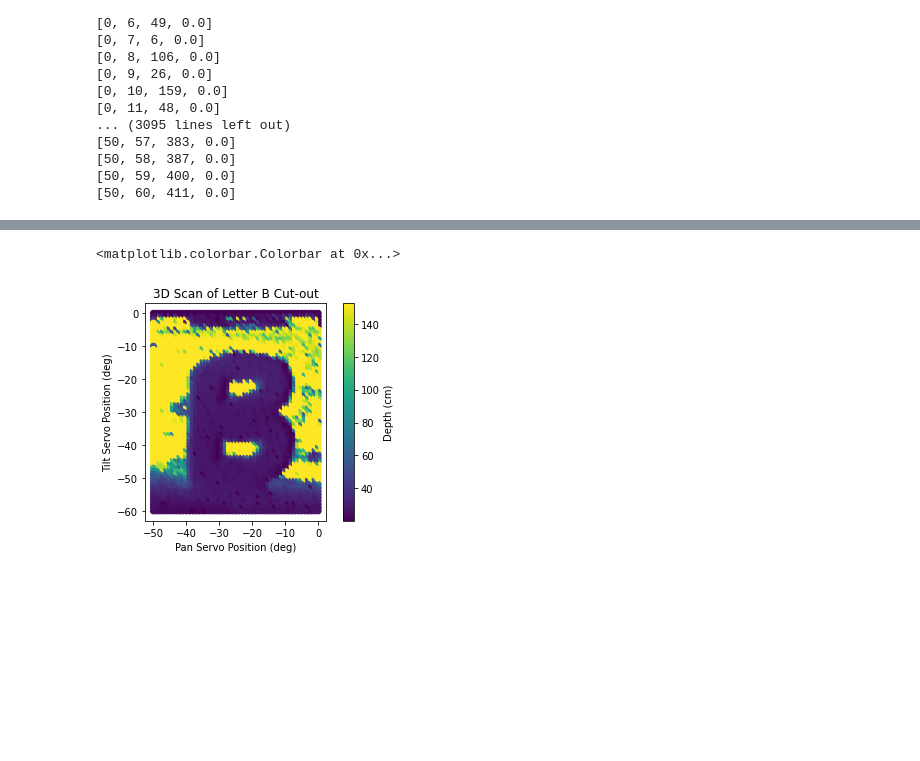
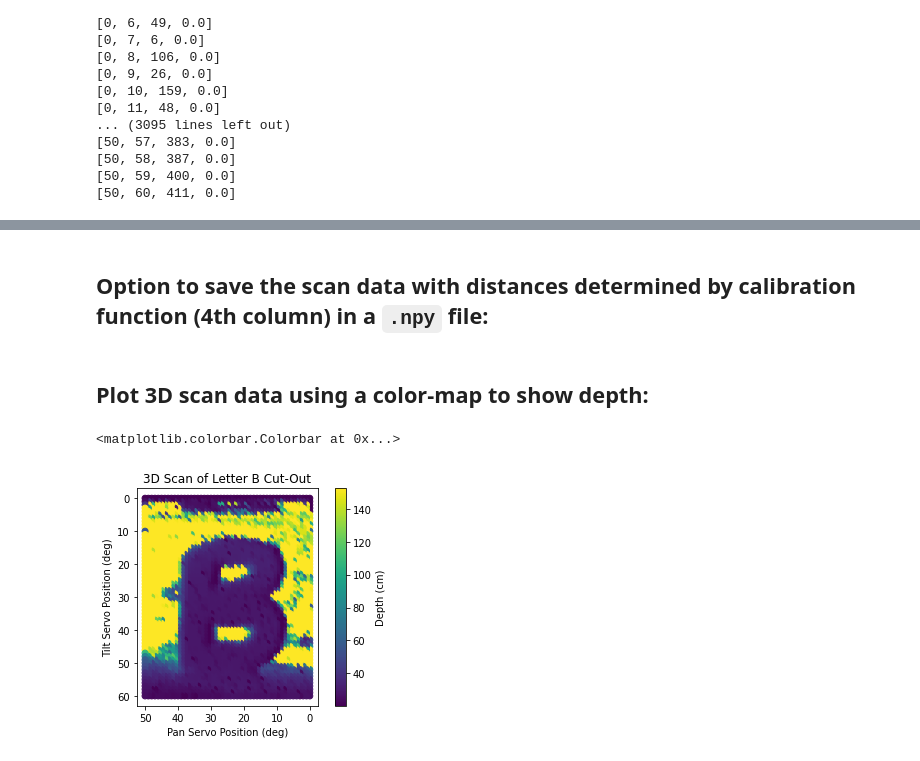
Before and after one commit to julesbrettle/3D_Scanner, a Jupyter notebook: 3d_scanner_jupyter.ipynb, the cells around one changed output, grey strips where cells are left out. Cells and saved outputs as stored; diff of their text form; code cells hidden in the pictures; blank space fills up the shorter version.

```diff
--- a/3d_scanner_jupyter.ipynb
+++ b/3d_scanner_jupyter.ipynb
@@ -264,0 +284,2 @@ plt.show()
+# %% [markdown]
+## Option to save the scan data with distances determined by calibration function (4th column) in a `.npy` file:
@@ -265,12 +288,16 @@ plt.show()
+# %% [markdown]
+## Plot 3D scan data using a color-map to show depth:
 # %%
 fig = plt.figure()
 ax = plt.axes()
-plt.scatter(-ptsrNP[:,0],-ptsrNP[:,1],s=None,c=ptsrNP[:,3])
+plt.scatter(ptsrNP[:,0],ptsrNP[:,1],s=None,c=ptsrNP[:,3])
+ax.invert_xaxis()
+ax.invert_yaxis()
 ax.set_aspect('equal', 'box')
 ax.set_xlabel("Pan Servo Position (deg)")
 ax.set_ylabel("Tilt Servo Position (deg)")
-ax.set_title('3D Scan of Letter B Cut-out')
+ax.set_title('3D Scan of Letter B Cut-Out')
 plt.colorbar(label="Depth (cm)")
 # %% [output]
 <matplotlib.colorbar.Colorbar at 0x...>
-[figure, old version]
+[figure, new version]
```
Also changed, not shown: parts of 21 cells of this notebook, 8 other files.
